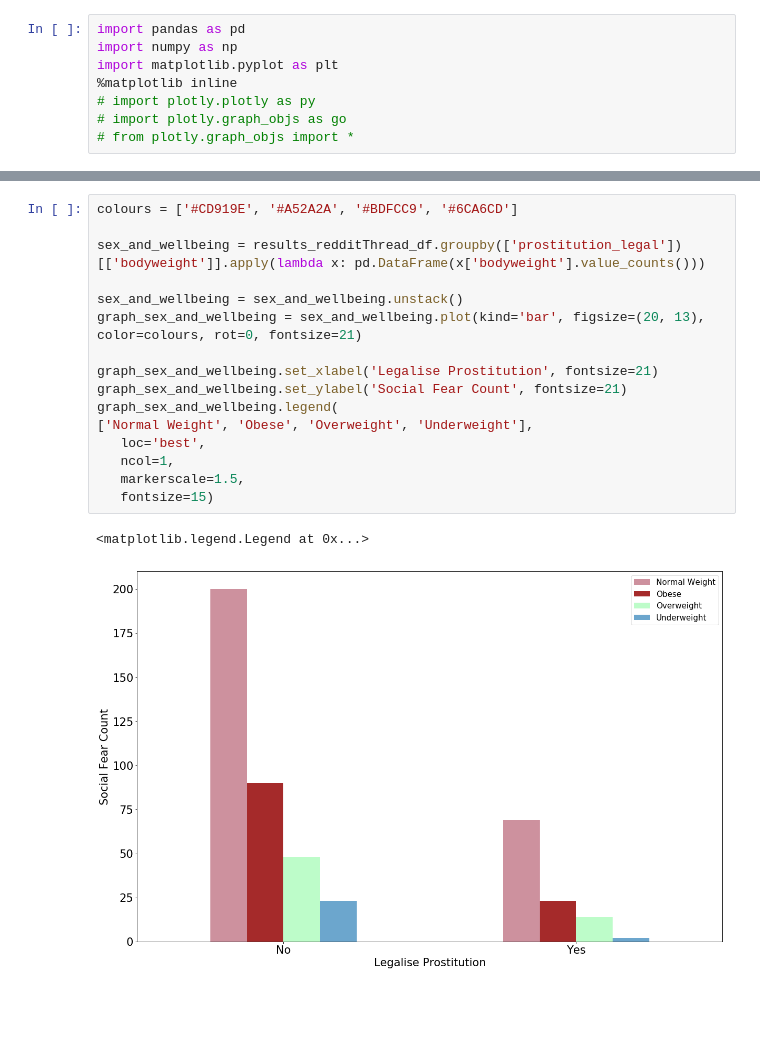
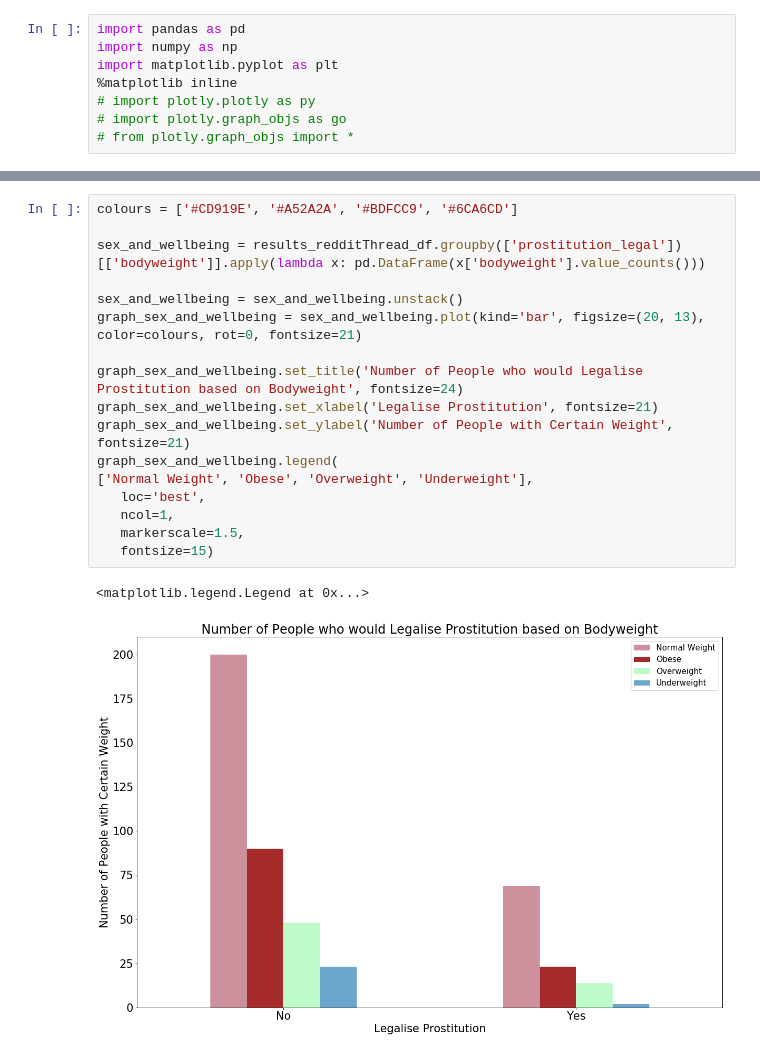
Before and after one commit to crushdig/Data-Science-In-Practice-Project, a Jupyter notebook: LB_project/notebooks/results/200_RQ2.ipynb, the cells around one changed output, grey strips where cells are left out. Drawn from its saved outputs; the diff is of its cells as text; blank space fills up the shorter version.

```diff
--- a/LB_project/notebooks/results/200_RQ2.ipynb
+++ b/LB_project/notebooks/results/200_RQ2.ipynb
@@ -19,22 +19,23 @@ results_redditThread_df.head()
 # %%
 colours = ['#CD919E', '#A52A2A', '#BDFCC9', '#6CA6CD']
 
 sex_and_wellbeing = results_redditThread_df.groupby(['prostitution_legal'])[['bodyweight']].apply(lambda x: pd.DataFrame(x['bodyweight'].value_counts()))
 
 sex_and_wellbeing = sex_and_wellbeing.unstack()
 graph_sex_and_wellbeing = sex_and_wellbeing.plot(kind='bar', figsize=(20, 13), color=colours, rot=0, fontsize=21)
 
+graph_sex_and_wellbeing.set_title('Number of People who would Legalise Prostitution based on Bodyweight', fontsize=24)
 graph_sex_and_wellbeing.set_xlabel('Legalise Prostitution', fontsize=21)
-graph_sex_and_wellbeing.set_ylabel('Social Fear Count', fontsize=21)
+graph_sex_and_wellbeing.set_ylabel('Number of People with Certain Weight', fontsize=21)
 graph_sex_and_wellbeing.legend(
 ['Normal Weight', 'Obese', 'Overweight', 'Underweight'],
    loc='best',
    ncol=1,
    markerscale=1.5,
    fontsize=15)
 # %% [output]
 <matplotlib.legend.Legend at 0x...>
-[figure, old version]
+[figure, new version]
 # %%
 colours = ['#ffff00', '#9400d3']
 
```
Also changed, not shown: parts of 3 cells of this notebook.
